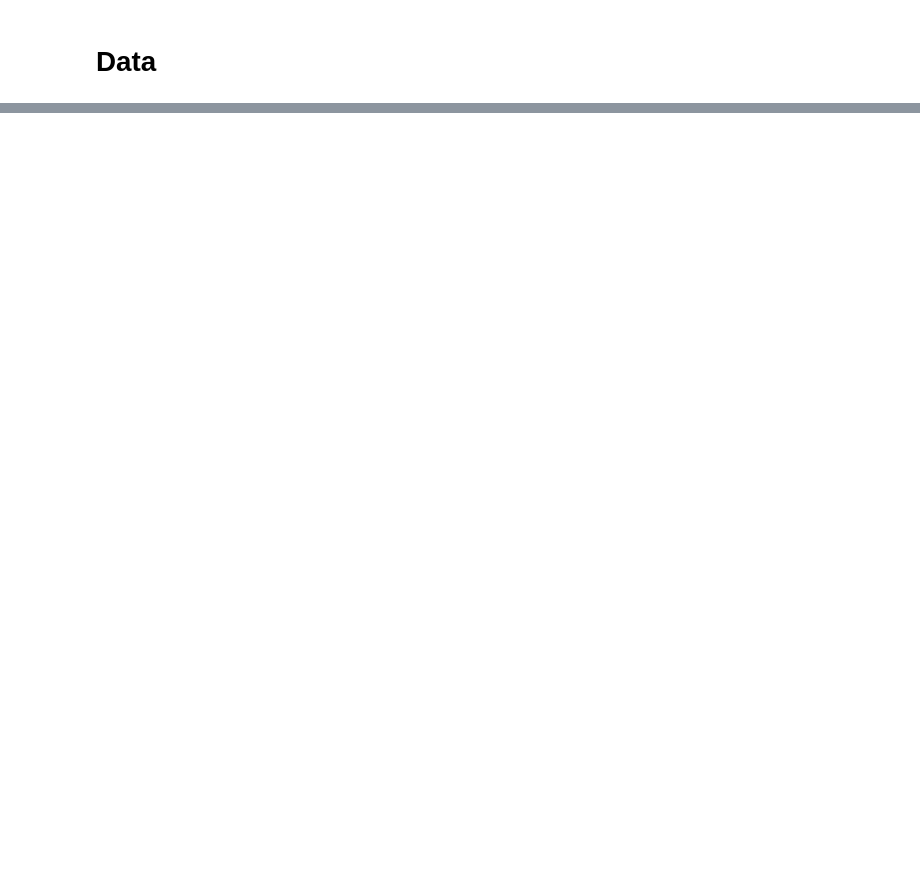
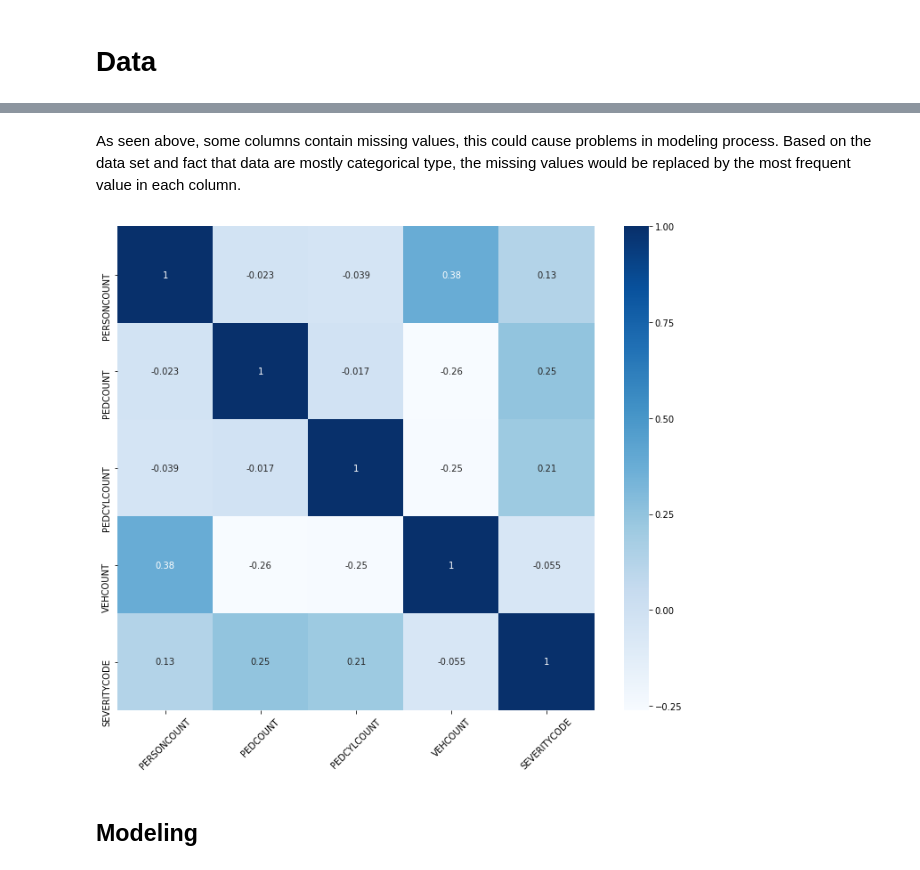
Before and after one commit to atena-data/CarAccidentPrediction_ML, a Jupyter notebook: Accident Prediction.ipynb, the cells around one changed output, grey strips where cells are left out. Cells and saved outputs as stored; diff of their text form; code cells hidden in the pictures; blank space fills up the shorter version.

```diff
--- a/Accident Prediction.ipynb
+++ b/Accident Prediction.ipynb
@@ -19,0 +317,4 @@ Hello Capstone Project Course!
+# %%
+features = ['ADDRTYPE', 'COLLISIONTYPE', 'PERSONCOUNT', 'PEDCOUNT', 'PEDCYLCOUNT', 'VEHCOUNT', 'WEATHER', 'ROADCOND', 'LIGHTCOND', 'SPEEDING']
+for feature in features:
+    plot_feature(df_col, feature)
@@ -19,0 +356,17 @@ Hello Capstone Project Course!
+# %% [markdown]
+As seen above, some columns contain missing values, this could cause problems in modeling process. Based on the data set and fact that data are mostly categorical type, the missing values would be replaced by the most frequent value in each column.
+# %%
+# replacing missing values with the most frequent value in each column.
+col = ['ADDRTYPE', 'COLLISIONTYPE', 'WEATHER', 'ROADCOND', 'LIGHTCOND']
+for at in col:
+    df_col[at].replace(np.nan, df_col[at].value_counts().idxmax(), inplace=True)
+# %%
+# heatmap showing the corelation between numerical values in the dataframe.
+fig = plt.figure(figsize=(12, 10))
+sns.heatmap(df_col[features + ['SEVERITYCODE']].corr(), cmap='Blues', annot=True)
+plt.xticks(rotation=45)
+plt.show()
+# %% [output]
+[figure, added]
+# %% [markdown]
+## Modeling
```
Also changed, not shown: parts of 71 cells of this notebook.
